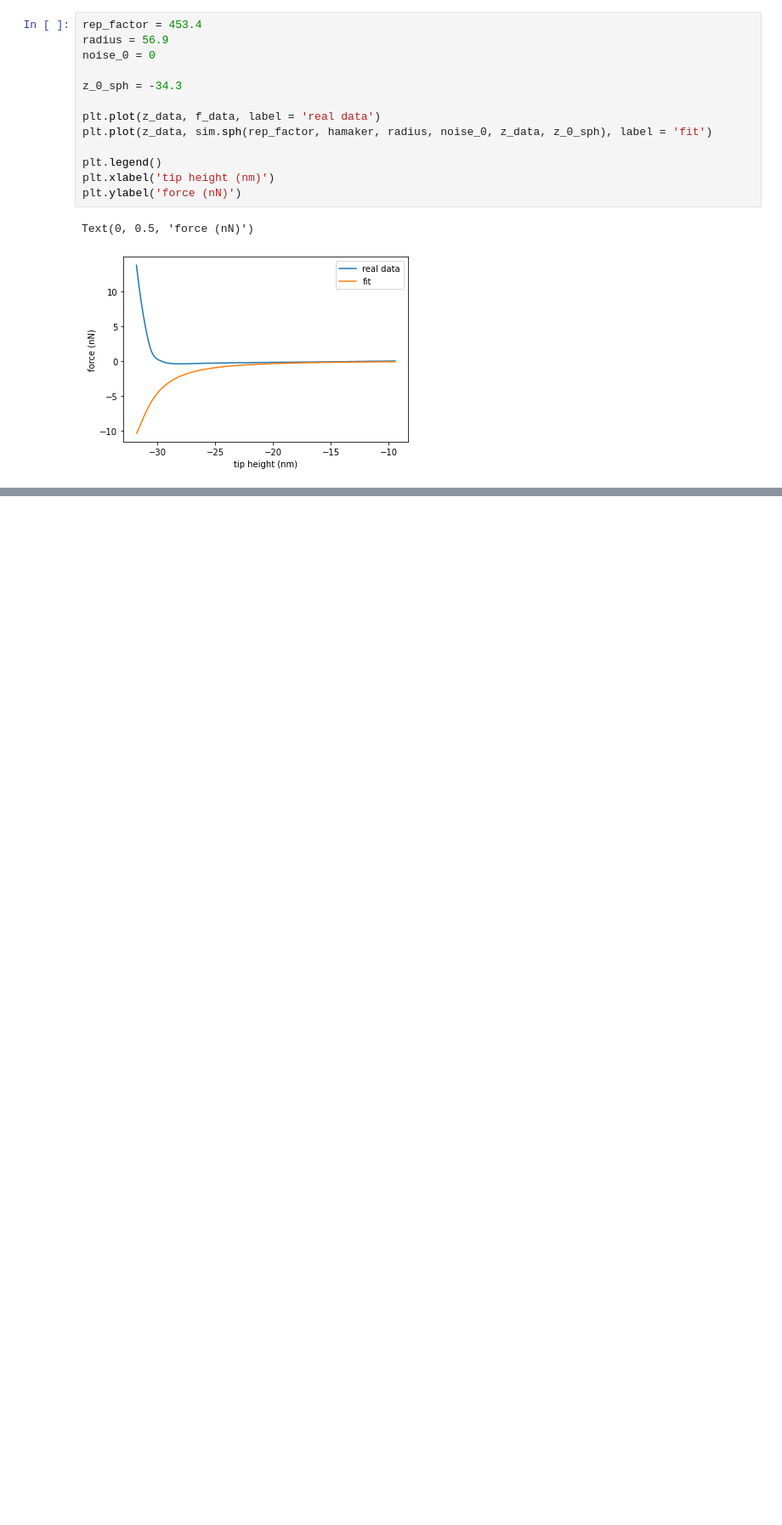
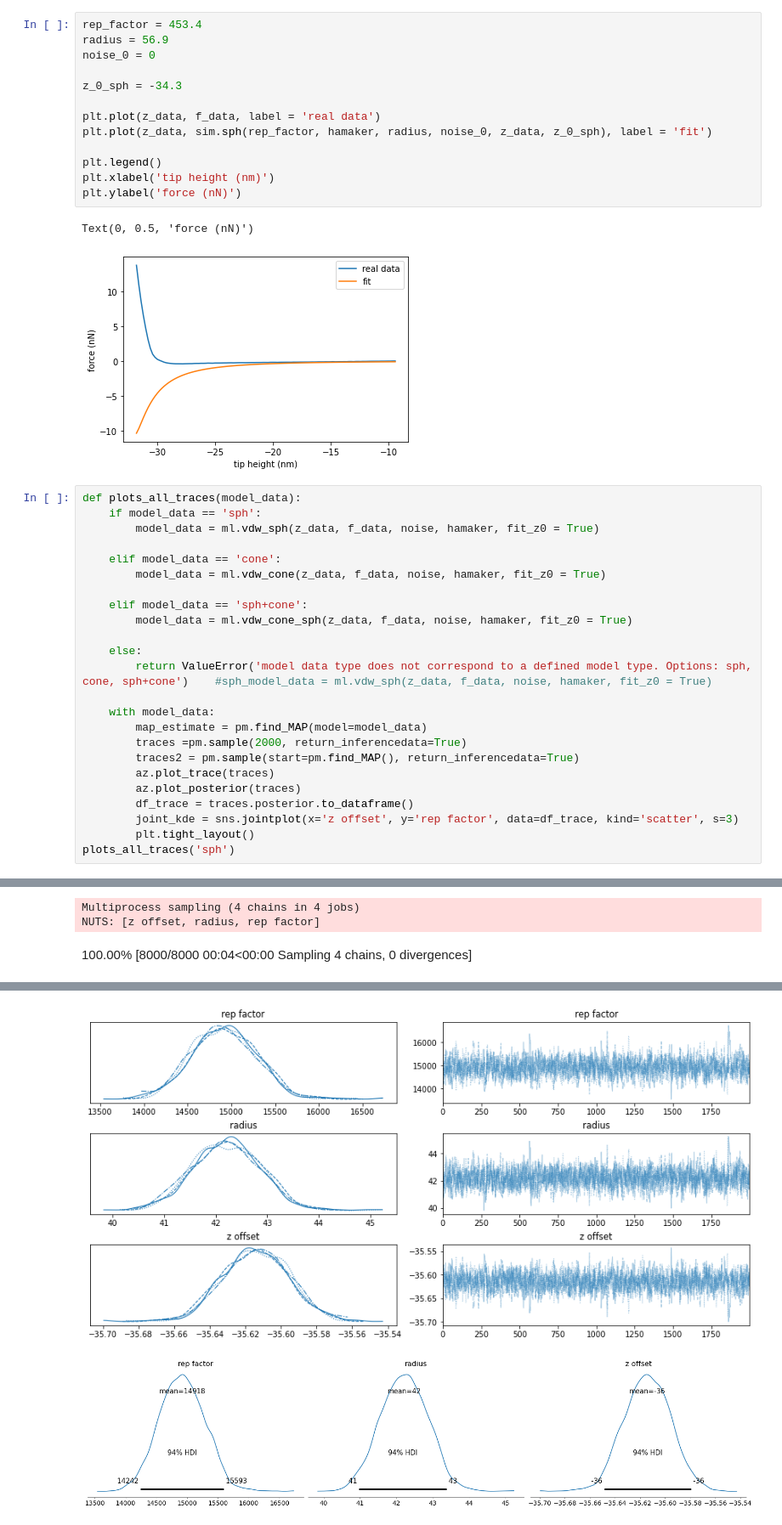
Before and after one commit to phys201/nc_AFM, a Jupyter notebook: documentation.ipynb, the cells around one changed output, grey strips where cells are left out. Shown at 85% size. Saved outputs shown, nothing was run; the diff lists cells and outputs as text; blank space fills up the shorter version.

```diff
--- a/documentation.ipynb
+++ b/documentation.ipynb
@@ -598,3 +595,28 @@ plt.ylabel('force (nN)')
 # %% [output]
 Text(0, 0.5, 'force (nN)')
 [figure]
+# %%
+def plots_all_traces(model_data):
+    if model_data == 'sph':
+        model_data = ml.vdw_sph(z_data, f_data, noise, hamaker, fit_z0 = True)
+
+    elif model_data == 'cone':
+        model_data = ml.vdw_cone(z_data, f_data, noise, hamaker, fit_z0 = True)
+
+    elif model_data == 'sph+cone':
+        model_data = ml.vdw_cone_sph(z_data, f_data, noise, hamaker, fit_z0 = True)
+
+    else:
+        return ValueError('model data type does not correspond to a defined model type. Options: sph, cone, sph+cone')    #sph_model_data = ml.vdw_sph(z_data, f_data, noise, hamaker, fit_z0 = True)
+
+    with model_data:
+        map_estimate = pm.find_MAP(model=model_data)
+        traces =pm.sample(2000, return_inferencedata=True)
+        traces2 = pm.sample(start=pm.find_MAP(), return_inferencedata=True)
+        az.plot_trace(traces)
+        az.plot_posterior(traces)
+        df_trace = traces.posterior.to_dataframe()
+        joint_kde = sns.jointplot(x='z offset', y='rep factor', data=df_trace, kind='scatter', s=3)
+        plt.tight_layout()
+plots_all_traces('sph')
+# %% [output]
@@ -600,0 +635,3 @@ Text(0, 0.5, 'force (nN)')
+Multiprocess sampling (4 chains in 4 jobs)
+NUTS: [z offset, radius, rep factor]
+100.00% [8000/8000 00:04<00:00 Sampling 4 chains, 0 divergences]
@@ -600,0 +640,2 @@ Text(0, 0.5, 'force (nN)')
+[figure, added]
+[figure, added]
```
Also changed, not shown: parts of 10 cells of this notebook.
